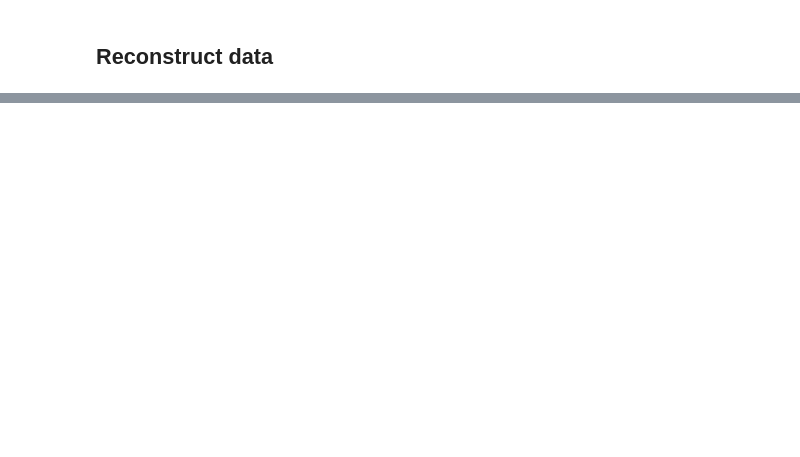
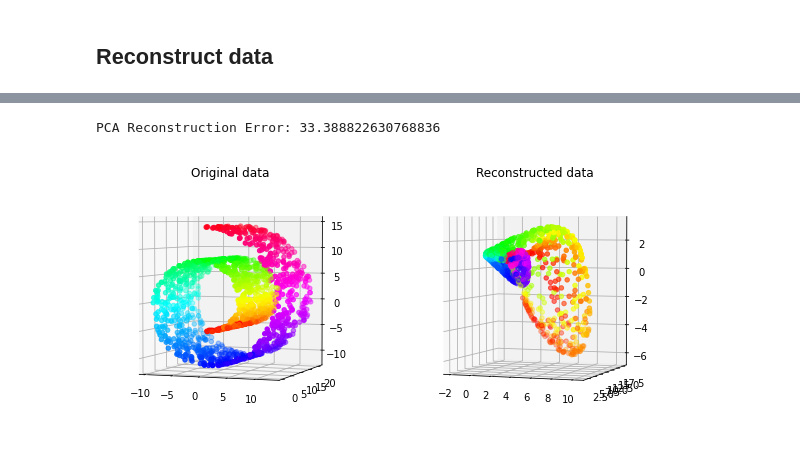
Before and after one commit to chandrusuresh/Hands-On-ML, a Jupyter notebook: Ch8-DimensionalityReduction/DimensionalityReduction.ipynb, the cells around one changed output, grey strips where cells are left out. Cells and saved outputs as stored; diff of their text form; code cells hidden in the pictures; blank space fills up the shorter version.

```diff
--- a/Ch8-DimensionalityReduction/DimensionalityReduction.ipynb
+++ b/Ch8-DimensionalityReduction/DimensionalityReduction.ipynb
@@ -85,0 +148,22 @@ for k in range(3):
+# %%
+rbf_pca = KernelPCA(n_components=2,kernel="rbf",gamma=0.0433,fit_inverse_transform=True)
+X_reduced = rbf_pca.fit_transform(X)
+X_preimage = rbf_pca.inverse_transform(X_reduced)
+
+fig = plt.figure(figsize=(10,5))
+
+ax0 = fig.add_subplot(121, projection='3d')
+ax0.scatter(X[:, 0], X[:, 1], X[:, 2], c=color, cmap=plt.cm.hsv)
+ax0.set_title("Original data")
+ax0.view_init(3,-70)
+
+ax1 = fig.add_subplot(122, projection='3d')
+ax1.scatter(X_preimage[:, 0], X_preimage[:, 1], X_preimage[:, 2], c=color, cmap=plt.cm.hsv)
+ax1.set_title("Reconstructed data")
+ax1.view_init(3,-70)
+
+from sklearn.metrics import mean_squared_error
+print("PCA Reconstruction Error:", mean_squared_error(X,X_preimage))
+# %% [output]
+PCA Reconstruction Error: 33.388822630768836
+[figure, added]
```
Also changed, not shown: parts of 12 cells of this notebook.
